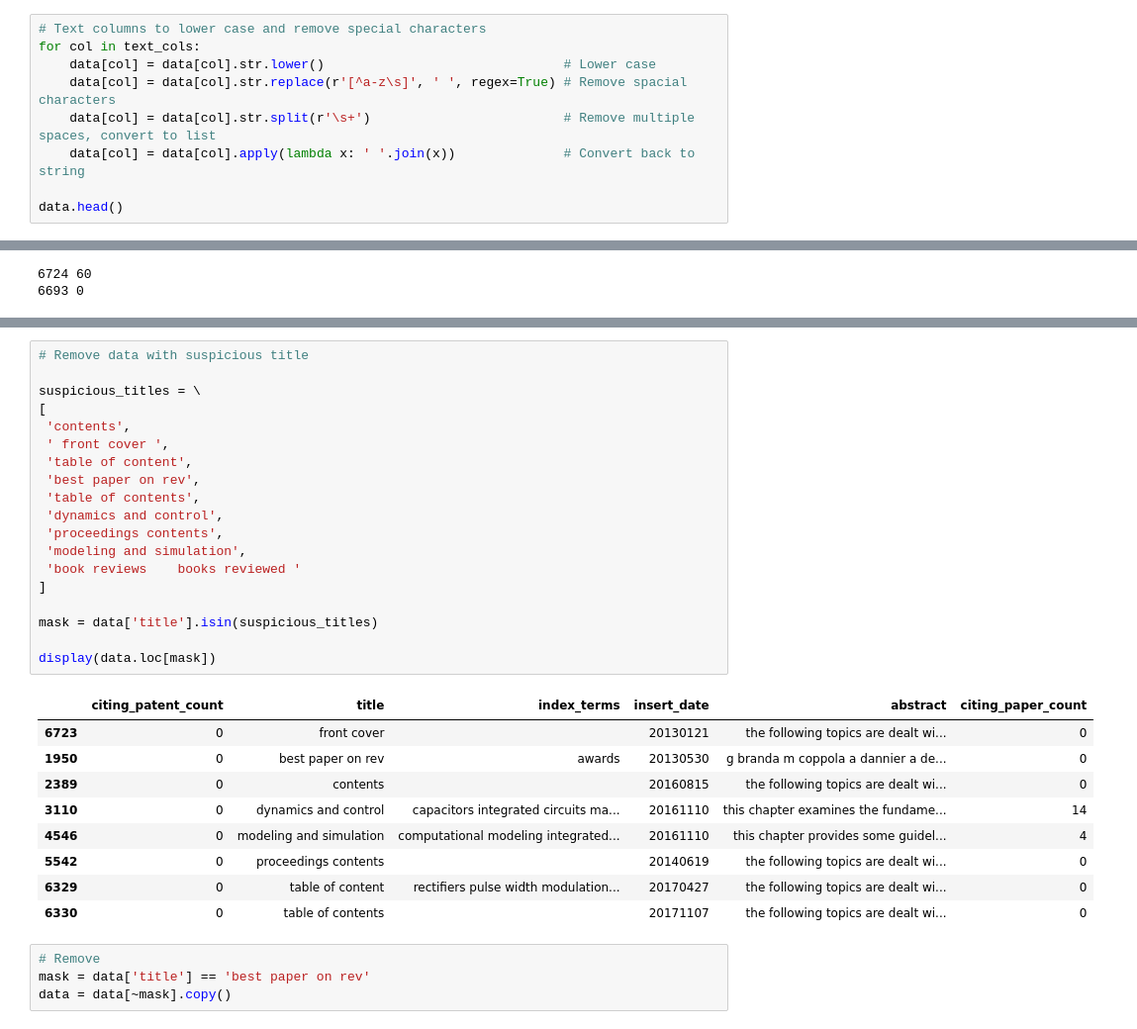
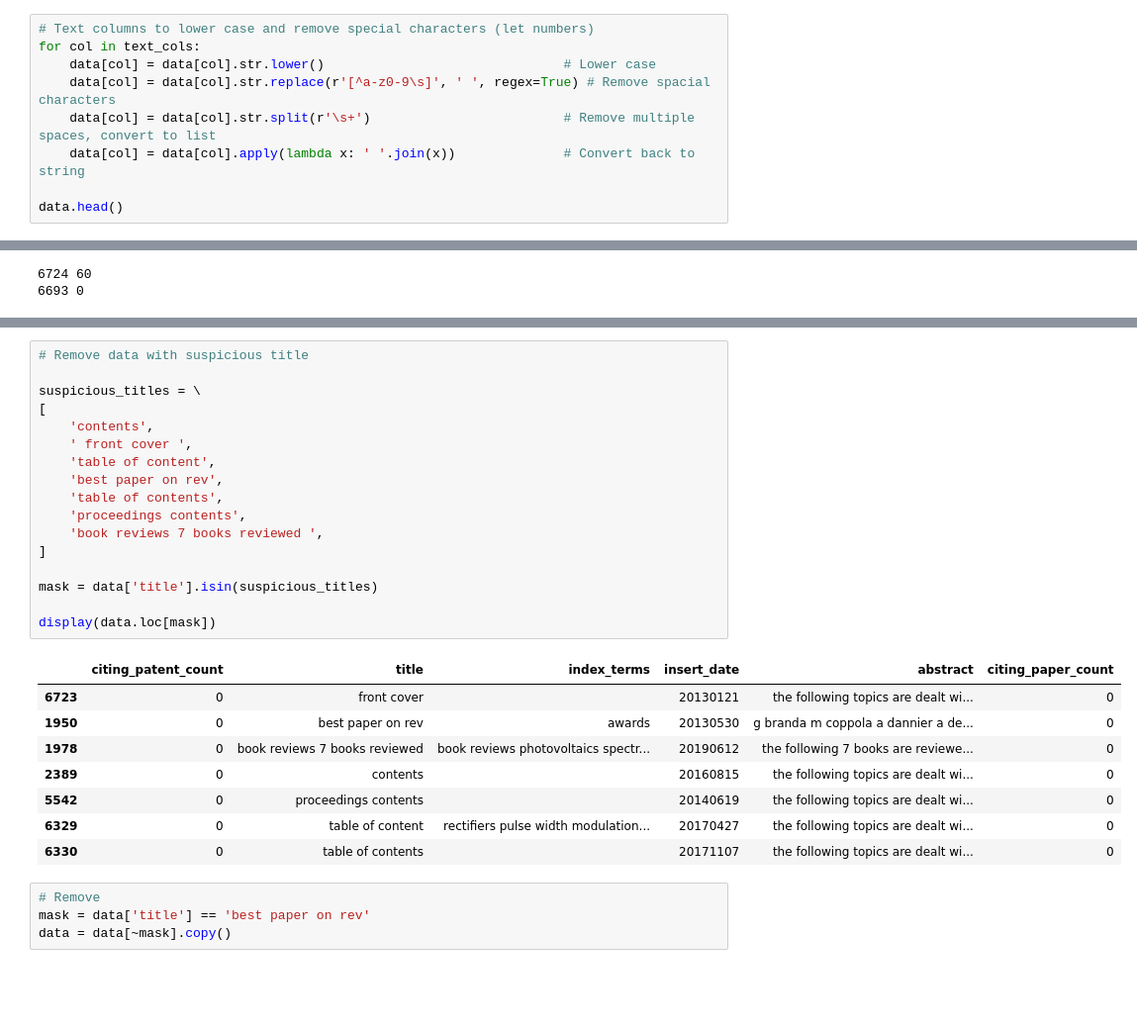
Before and after one commit to pabloajimenezc/SOTA, a Jupyter notebook: notebooks/02_data_preprocessing.ipynb, the cells around one changed output, grey strips where cells are left out. Shown at 99% size. Saved outputs shown, nothing was run; the diff lists cells and outputs as text; blank space fills up the shorter version.

```diff
--- a/notebooks/02_data_preprocessing.ipynb
+++ b/notebooks/02_data_preprocessing.ipynb
@@ -263,10 +264,10 @@ numeric_cols = [
     'citing_paper_count'
 ]
 # %%
-# Text columns to lower case and remove special characters
+# Text columns to lower case and remove special characters (let numbers)
 for col in text_cols:
     data[col] = data[col].str.lower()                               # Lower case
-    data[col] = data[col].str.replace(r'[^a-z\s]', ' ', regex=True) # Remove spacial characters
+    data[col] = data[col].str.replace(r'[^a-z0-9\s]', ' ', regex=True) # Remove spacial characters
     data[col] = data[col].str.split(r'\s+')                         # Remove multiple spaces, convert to list
     data[col] = data[col].apply(lambda x: ' '.join(x))              # Convert back to string
 
@@ -352,29 +355,26 @@ sorted(data[col].value_counts().sort_values().index.tolist(), key=len)
 # %%
 # Remove data with suspicious title
 
 suspicious_titles = \
 [
- 'contents',
- ' front cover ',
- 'table of content',
- 'best paper on rev',
- 'table of contents',
- 'dynamics and control',
- 'proceedings contents',
- 'modeling and simulation',
- 'book reviews    books reviewed '
+    'contents',
+    ' front cover ',
+    'table of content',
+    'best paper on rev',
+    'table of contents',
+    'proceedings contents',
+    'book reviews 7 books reviewed ',
 ]
 
 mask = data['title'].isin(suspicious_titles)
 
 display(data.loc[mask])
 # %% [output]
 |  | citing_patent_count | title | index_terms | insert_date | abstract | citing_paper_count |
 | 6723 | 0 | front cover |  | 20130121 | the following topics are dealt wi... | 0 |
 | 1950 | 0 | best paper on rev | awards | 20130530 | g branda m coppola a dannier a de... | 0 |
+| 1978 | 0 | book reviews 7 books reviewed | book reviews photovoltaics spectr... | 20190612 | the following 7 books are reviewe... | 0 |
 | 2389 | 0 | contents |  | 20160815 | the following topics are dealt wi... | 0 |
-| 3110 | 0 | dynamics and control | capacitors integrated circuits ma... | 20161110 | this chapter examines the fundame... | 14 |
-| 4546 | 0 | modeling and simulation | computational modeling integrated... | 20161110 | this chapter provides some guidel... | 4 |
 | 5542 | 0 | proceedings contents |  | 20140619 | the following topics are dealt wi... | 0 |
 | 6329 | 0 | table of content | rectifiers pulse width modulation... | 20170427 | the following topics are dealt wi... | 0 |
 | 6330 | 0 | table of contents |  | 20171107 | the following topics are dealt wi... | 0 |
```
Also changed, not shown: parts of 21 cells of this notebook, 2 other files.
